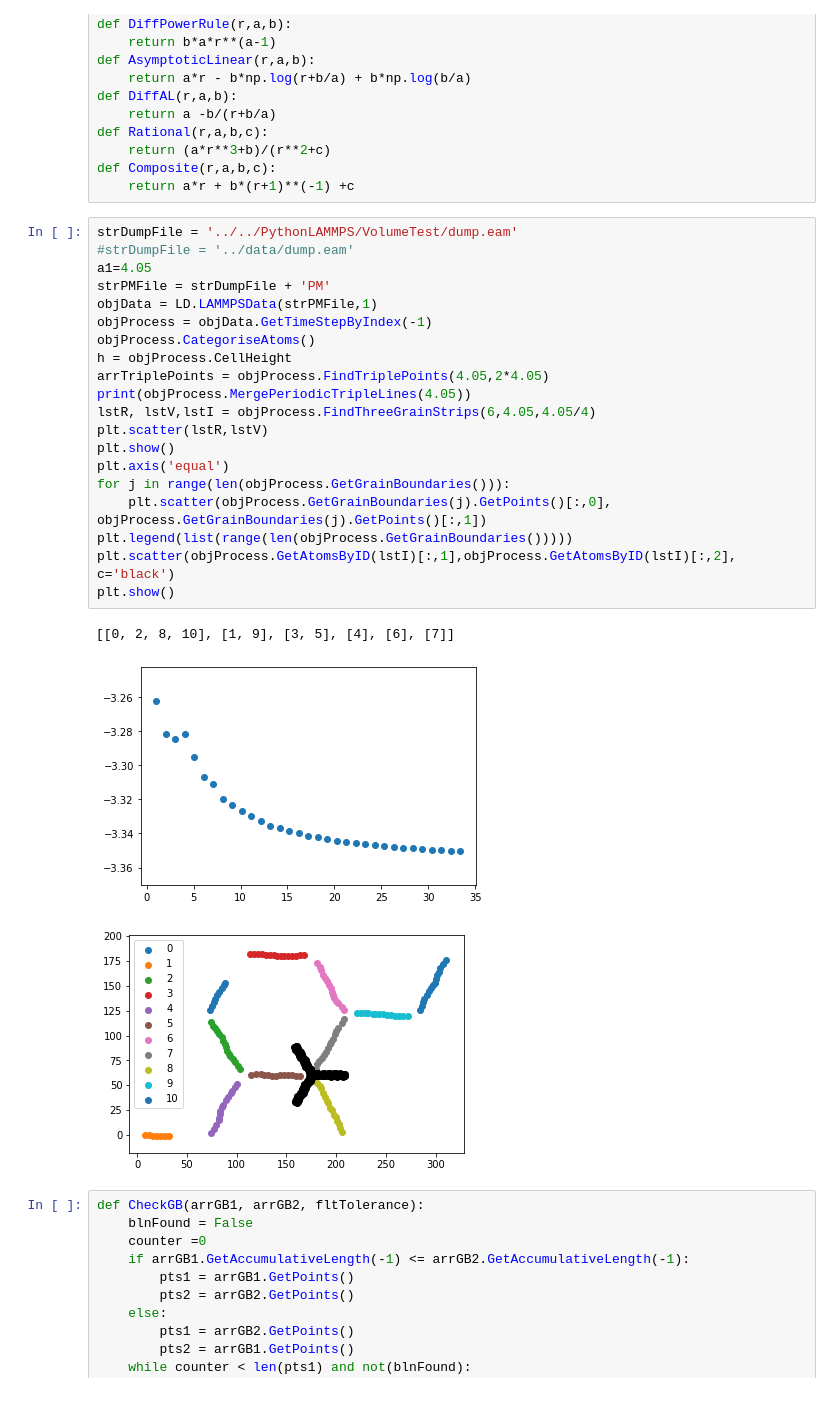
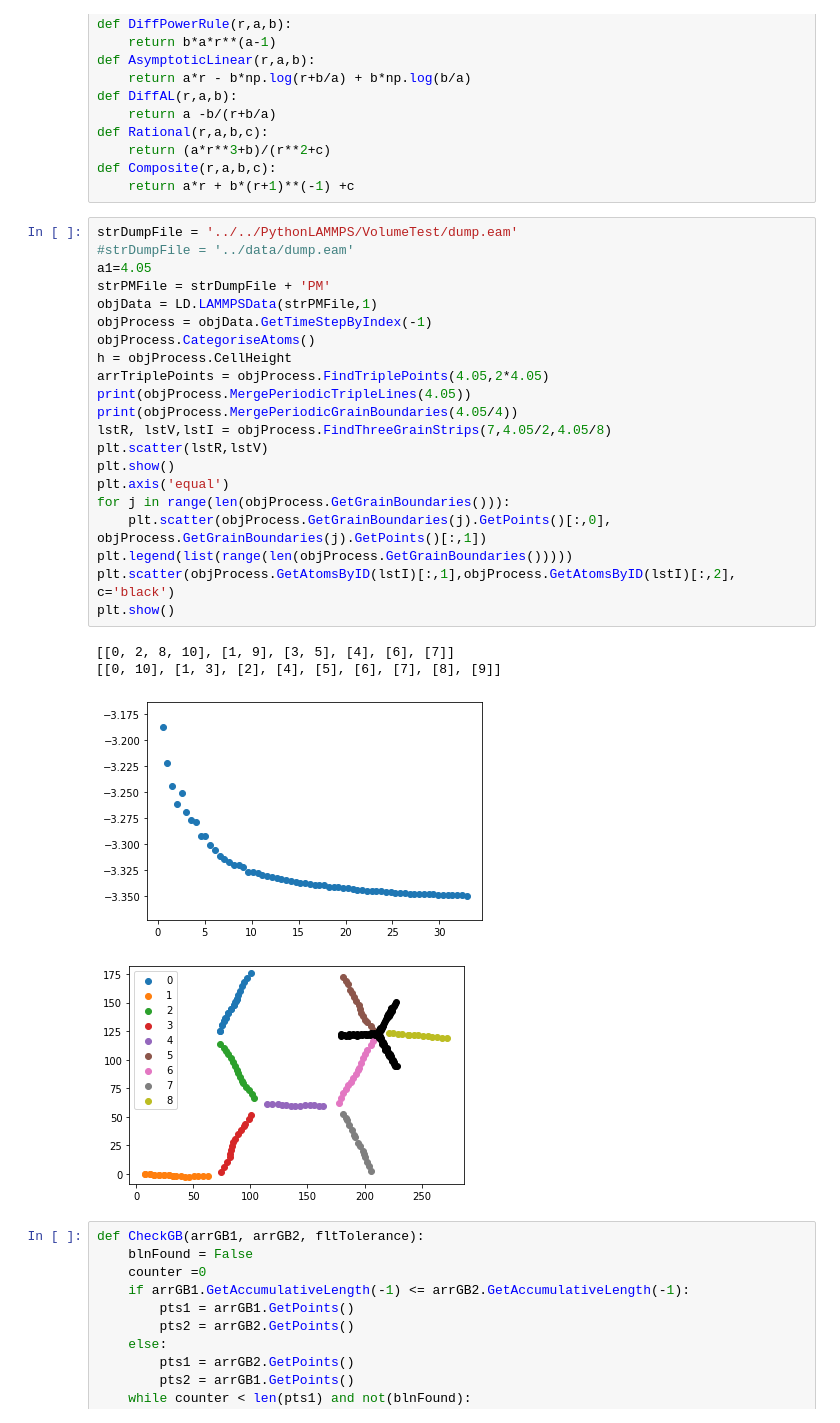
Before and after one commit to PaulTwine/TripleLines.github.io, a Jupyter notebook: TripleLine Fitting.ipynb, the cells around one changed output. Drawn from its saved outputs; the diff is of its cells as text.

Commit message:
Updated changes so 3 grain rountine works with periodic triple lines

```diff
--- a/TripleLine Fitting.ipynb
+++ b/TripleLine Fitting.ipynb
@@ -50,27 +50,29 @@ def Composite(r,a,b,c):
 # %%
 strDumpFile = '../../PythonLAMMPS/VolumeTest/dump.eam'
 #strDumpFile = '../data/dump.eam'
 a1=4.05
 strPMFile = strDumpFile + 'PM'
 objData = LD.LAMMPSData(strPMFile,1)
 objProcess = objData.GetTimeStepByIndex(-1)
 objProcess.CategoriseAtoms()
 h = objProcess.CellHeight
 arrTriplePoints = objProcess.FindTriplePoints(4.05,2*4.05)
 print(objProcess.MergePeriodicTripleLines(4.05))
-lstR, lstV,lstI = objProcess.FindThreeGrainStrips(6,4.05,4.05/4)
+print(objProcess.MergePeriodicGrainBoundaries(4.05/4))
+lstR, lstV,lstI = objProcess.FindThreeGrainStrips(7,4.05/2,4.05/8)
 plt.scatter(lstR,lstV)
 plt.show()
 plt.axis('equal')
 for j in range(len(objProcess.GetGrainBoundaries())):
     plt.scatter(objProcess.GetGrainBoundaries(j).GetPoints()[:,0], objProcess.GetGrainBoundaries(j).GetPoints()[:,1])
 plt.legend(list(range(len(objProcess.GetGrainBoundaries()))))
 plt.scatter(objProcess.GetAtomsByID(lstI)[:,1],objProcess.GetAtomsByID(lstI)[:,2], c='black')
 plt.show()
 # %% [output]
 [[0, 2, 8, 10], [1, 9], [3, 5], [4], [6], [7]]
+[[0, 10], [1, 3], [2], [4], [5], [6], [7], [8], [9]]
-[figure, old version]
+[figure, new version]
-[figure, old version]
+[figure, new version]
 # %%
 def CheckGB(arrGB1, arrGB2, fltTolerance):
     blnFound = False
```
Also changed, not shown: parts of 1 cell of this notebook, 2 other files.
